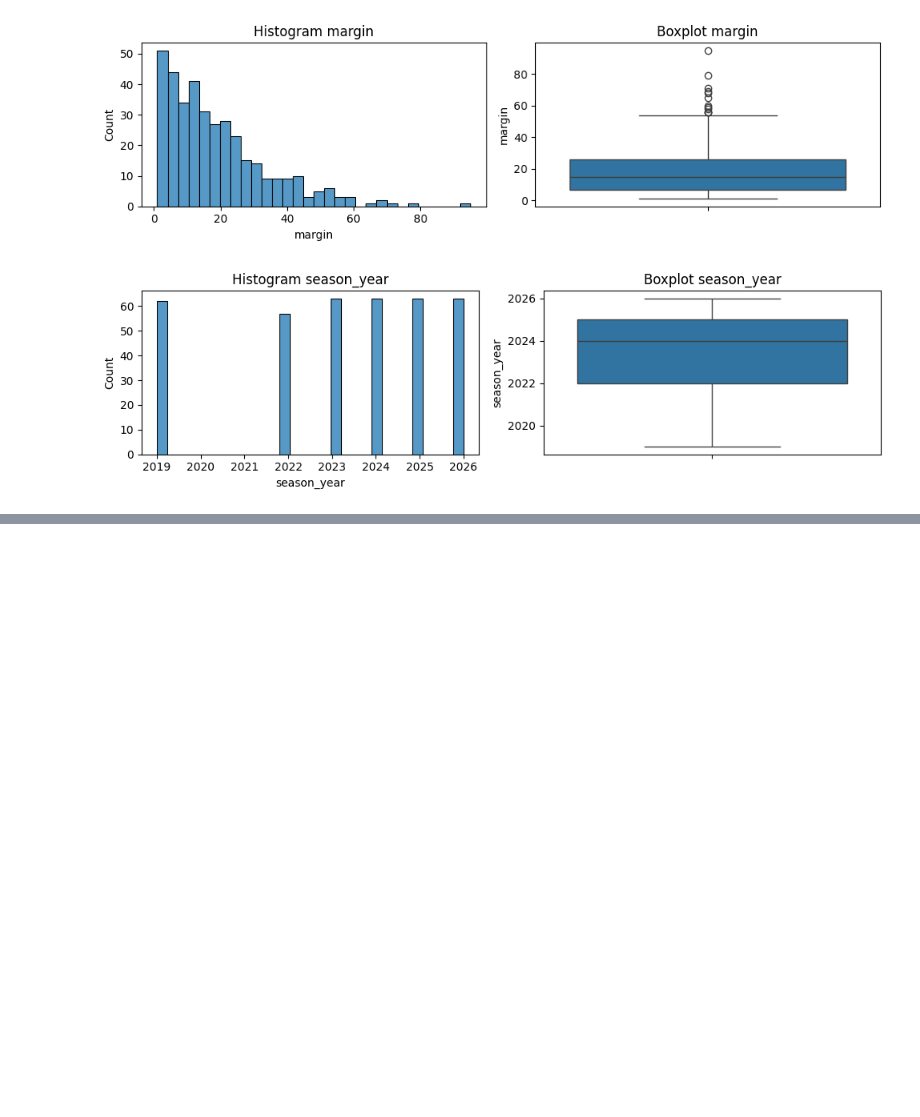
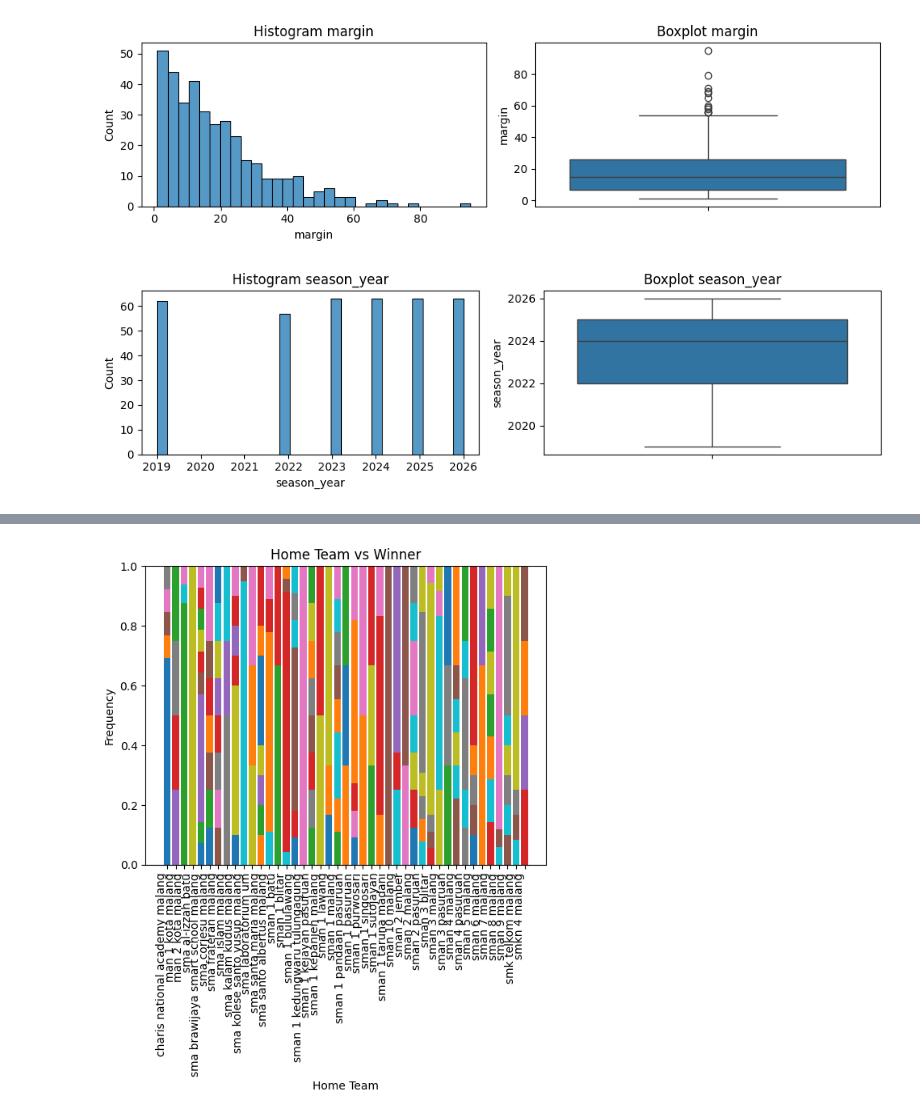
Before and after one commit to RAFAELSFIX10SMBR/datascience-portofolio, a Jupyter notebook: DBL_Predictor.ipynb, the cells around one changed output, grey strips where cells are left out. Saved outputs shown, nothing was run; the diff lists cells and outputs as text; code cells hidden in the pictures; blank space fills up the shorter version.

```diff
--- a/DBL_Predictor.ipynb
+++ b/DBL_Predictor.ipynb
@@ -364,0 +410,15 @@ for col in num_cols:
+# %%
+#bivariate kategorikal vs kategorikal
+ct = pd.crosstab(df['home_team'],df['winner'], normalize = 'index')
+plt.figure()
+bottom = np.zeros(len(ct.index))
+for col in ct.columns:
+  plt.bar(ct.index.astype(str), ct[col].values, bottom=bottom, label=str(col))
+  bottom += ct[col].values
+plt.title('Home Team vs Winner')
+plt.xlabel('Home Team')
+plt.ylabel('Frequency')
+plt.xticks(rotation=90,ha='right')
+plt.show()
+# %% [output]
+[figure, added]
```
Also changed, not shown: parts of 4 cells of this notebook.
